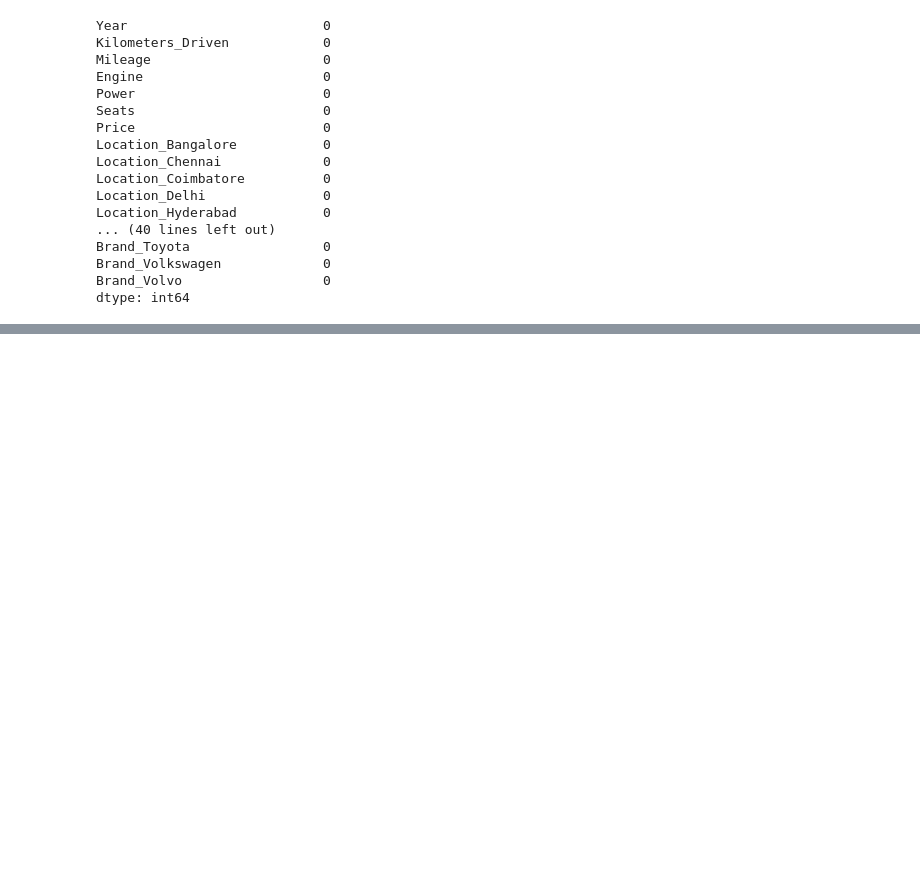
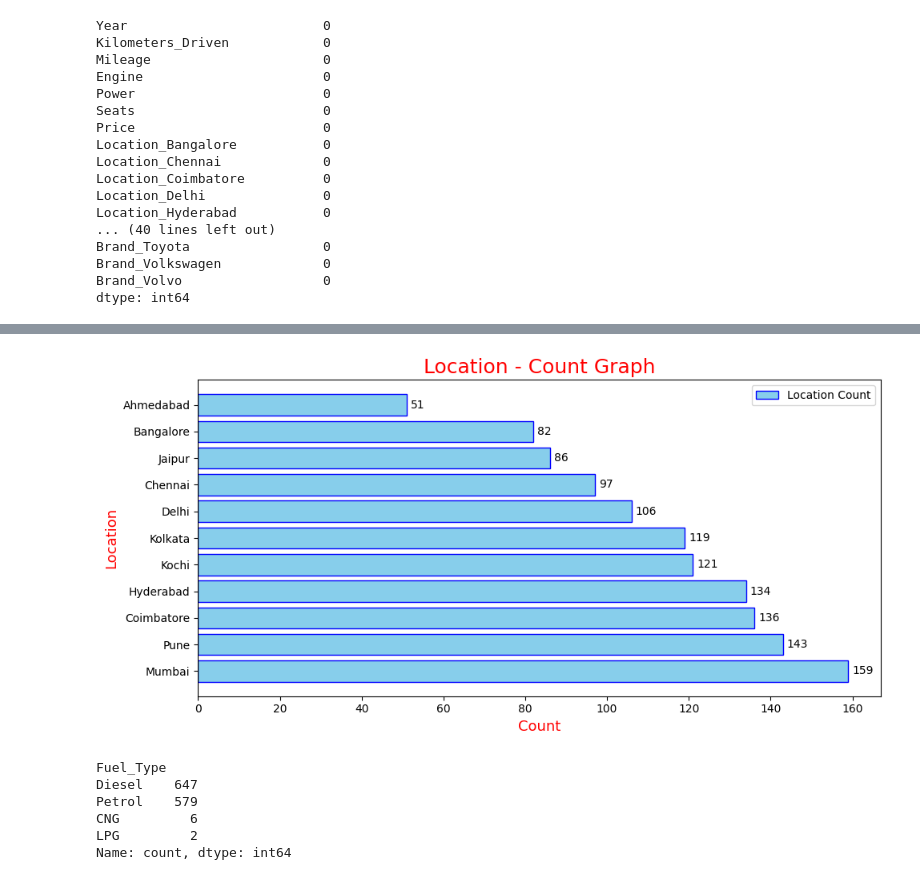
Before and after one commit to asna-v-a/car_price_prediction_using_regression, a Jupyter notebook: notebook/01_car_price_prediction.ipynb, the cells around one changed output, grey strips where cells are left out. Cells and saved outputs as stored; diff of their text form; code cells hidden in the pictures; blank space fills up the shorter version.

```diff
--- a/notebook/car_price_prediction_with_one_dataset.ipynb
+++ b/notebook/01_car_price_prediction.ipynb
@@ -720,0 +579,3 @@ score
+# %%
+df8=pd.read_csv("C:/Users/asnav/Documents/MachineLearningProjects/car_price_prediction_using_regression/data/car_price_testing_data.csv")
+df8
@@ -720,0 +659,3 @@ score
+# %%
+df9=df8["Location"].value_counts()
+df9
@@ -720,0 +676,25 @@ score
+# %%
+plt.figure(figsize=(10, 5))
+plt.barh(df9.index,df9.values,color='skyblue',edgecolor='blue', label='Location Count')
+plt.xlabel("Count",color='red',fontsize='13')
+plt.ylabel("Location",color='red',fontsize='13')
+plt.title("Location - Count Graph",color='red',fontsize='18')
+
+for i, v in enumerate(df9.values):
+    plt.text(v+1, i, str(v), color='k', fontsize=10, va='center')
+
+plt.legend(loc='upper right')
+plt.tight_layout()
+plt.show()
+# %% [output]
+[figure, added]
+# %%
+df10=df8["Fuel_Type"].value_counts()
+df10
+# %% [output]
+Fuel_Type
+Diesel    647
+Petrol    579
+CNG         6
+LPG         2
+Name: count, dtype: int64
```
Also changed, not shown: parts of 85 cells of this notebook, 1 other file.
